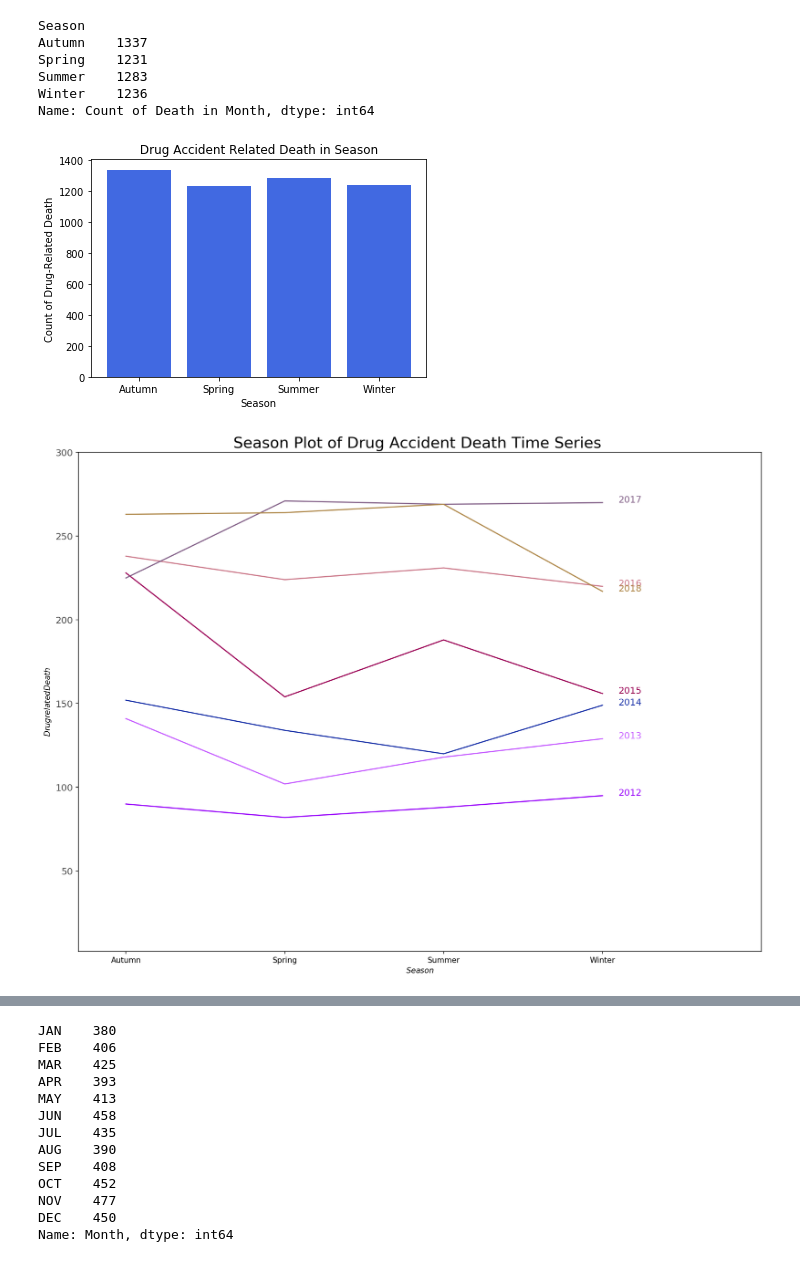
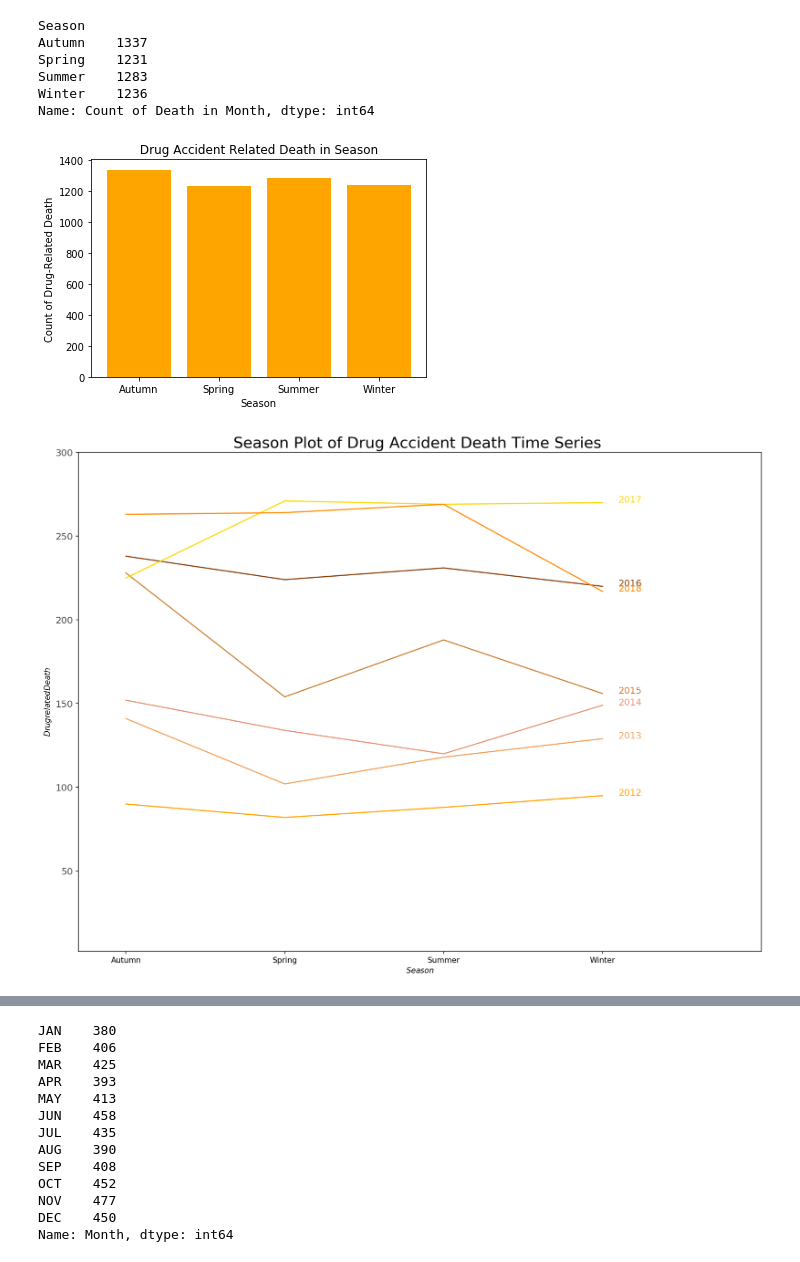
Before and after one commit to kalbond/data_science_term_project, a Jupyter notebook: notebooks/accidental_drug_related_deaths.ipynb, the cells around one changed output, grey strips where cells are left out. Cells and saved outputs as stored; diff of their text form; code cells hidden in the pictures.

Commit message:
Updated Plot colours for consistency

```diff
--- a/notebooks/accidental_drug_related_deaths.ipynb
+++ b/notebooks/accidental_drug_related_deaths.ipynb
@@ -1076,13 +1075,13 @@ Summer    1283
 Winter    1236
 Name: Count of Death in Month, dtype: int64
 # %%
-plt.bar(df_season.index,df_season,color='royalblue')
+plt.bar(df_season.index,df_season,color='orange')
 plt.ylabel('Count of Drug-Related Death')
 plt.xlabel('Season')
 plt.title(' Drug Accident Related Death in Season ')
 plt.show()
 # %% [output]
-[figure, old version]
+[figure, new version]
 # %%
 df_season2=df_month_sea.groupby(['Season','year']).agg('sum')
 # %%
@@ -1092,7 +1091,7 @@ df_season2.rename(columns={'Count of Death in Month':'Death in Season'},inplace=
 # %%
 #prepare color
 np.random.seed(100)
-mycolors = np.random.choice(list(mpl.colors.XKCD_COLORS.keys()), len(years), replace=False)
+mycolors = np.random.choice(['darkorange', 'orange', 'sandybrown', 'saddlebrown', 'peru', 'darksalmon', 'gold'], len(years), replace=False)
 # Draw Plot
 plt.figure(figsize=(16,12), dpi= 150)
 for i, y in enumerate(years):
@@ -1107,7 +1106,7 @@ plt.yticks(fontsize=12, alpha=.7)
 plt.title("Season Plot of Drug Accident Death Time Series ", fontsize=20)
 plt.show()
 # %% [output]
-[figure, old version]
+[figure, new version]
 # %%
 #plot month effect for each year
 #prepare color
```
Also changed, not shown: parts of 15 cells of this notebook.
